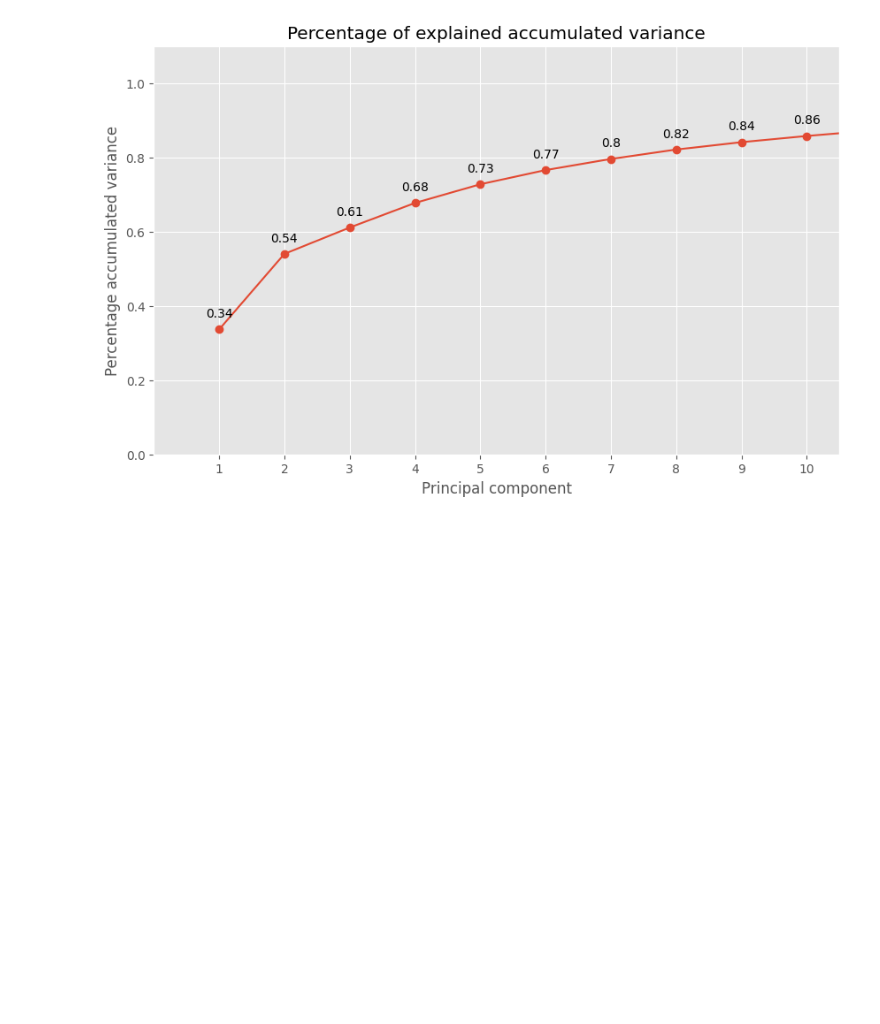
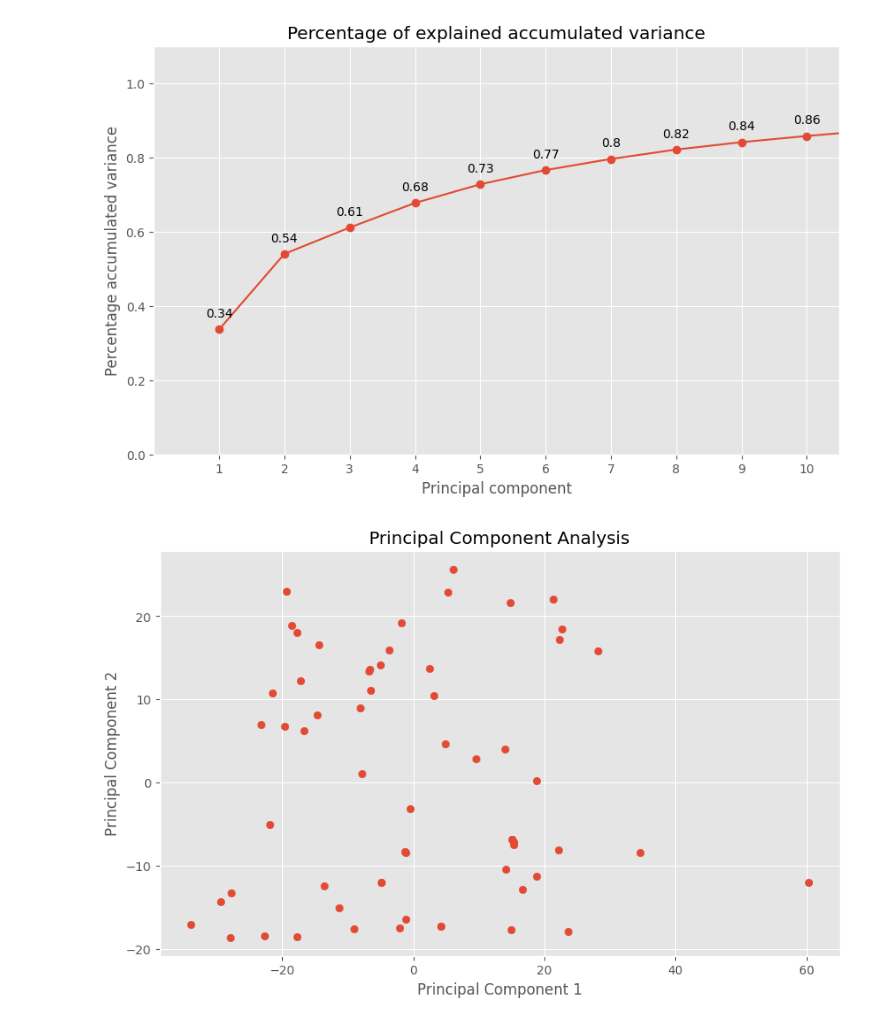
Before and after one commit to aalonsca73/in_silico_toxicology, a Jupyter notebook: PCA.ipynb, the cells around one changed output. Saved outputs shown, nothing was run; the diff lists cells and outputs as text; code cells hidden in the pictures; blank space fills up the shorter version.

```diff
--- a/PCA.ipynb
+++ b/PCA.ipynb
@@ -39,8 +39,11 @@ pca_pipe.fit(filtered_df)
 # Extraction of the trained model from the pipeline
 pca_model = pca_pipe.named_steps['pca']
 
+# Transformation of the scaled data to obtain Principal Components
+transformed_data = pca_pipe.transform(filtered_df)
+
 # Convert array to dataframe
-PCA = pd.DataFrame(data=pca_model.components_,columns = filtered_df.columns)
+PCA = pd.DataFrame(data=transformed_data)
 
 # Percentage of explained variance of each component
 fig, ax = plt.subplots(nrows=1, ncols=1, figsize=(10,6))
@@ -53,30 +56,39 @@ for x,y in zip(np.arange(len(filtered_df.columns))+1, pca_model.explained_varian
     ax.annotate(label,(x,y),textcoords="offset points",xytext=(0,5),ha='center')
 
 ax.set_xticks(np.arange(pca_model.n_components_)+1)
 ax.set_xlim(0,10.5)
 ax.set_ylim(0,1.1)
 ax.set_title('Percentage of explained variance of each component')
 ax.set_xlabel('Principal component')
 ax.set_ylabel('Percentage of explained variance');
 
 # Proportion of accumulated variance
 prop_var_accum = pca_model.explained_variance_ratio_.cumsum()
 
 fig, ax = plt.subplots(nrows=1,ncols=1, figsize=(10,6))
 ax.plot(np.arange(len(pca_model.components_))+1,
         pca_model.explained_variance_ratio_.cumsum(), marker = 'o')
 
 # Add labels to the data points
 for x,y in zip(np.arange(len(filtered_df.columns))+1,pca_model.explained_variance_ratio_.cumsum()):
   label = round(y, 2)
   ax.annotate(label,(x,y),textcoords="offset points",xytext=(0,10),ha='center')
 
 ax.set_xticks(np.arange(pca_model.n_components_)+1)
 ax.set_xlim(0,10.5)
 ax.set_ylim(0,1.1)
 ax.set_title('Percentage of explained accumulated variance')
 ax.set_xlabel('Principal component')
 ax.set_ylabel('Percentage accumulated variance');
+
+# PCA
+fig, ax = plt.subplots(nrows=1,ncols=1,figsize=(10,6))
+ax.scatter(PCA.loc[:,0],PCA.loc[:,1])
+
+ax.set_title('Principal Component Analysis')
+ax.set_xlabel('Principal Component 1')
+ax.set_ylabel('Principal Component 2');
 # %% [output]
 [figure]
 [figure]
+[figure, added]
```
